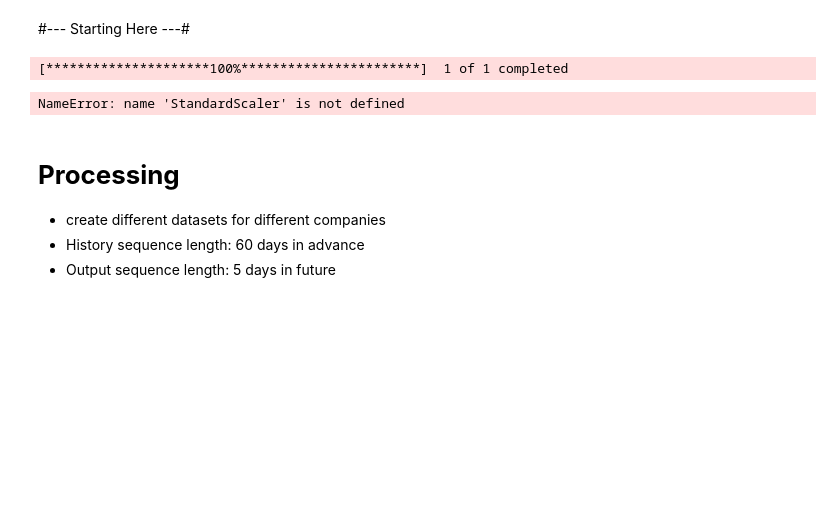
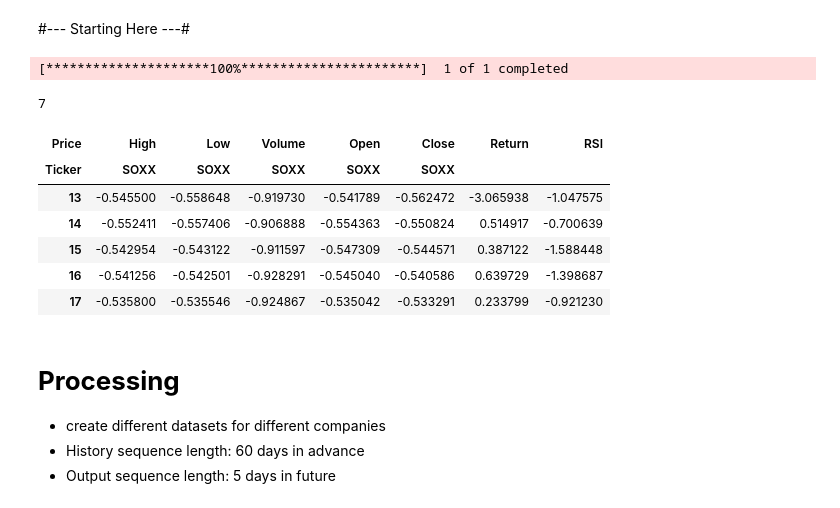
Before and after one commit to Retrospek/AlgorithmicTrading, a Jupyter notebook: backend/ArtificialIntelligence/eda.ipynb, the cells around one changed output. Cells and saved outputs as stored; diff of their text form; code cells hidden in the pictures; blank space fills up the shorter version.

```diff
--- a/backend/ArtificialIntelligence/eda.ipynb
+++ b/backend/ArtificialIntelligence/eda.ipynb
@@ -41,32 +41,39 @@ def calculate_rsi(data, window=14):
     return rsi
 # %%
 SOXX = 'SOXX'
-soxx_data = yf.download(SOXX, start='2010-01-01', end='2024-01-01')
+soxx_data = yf.download(SOXX, start='2002-01-01', end='2024-01-01')
 
 soxx_data.reset_index(inplace=True)
 
 soxx_data['RSI'] = calculate_rsi(soxx_data['Close'], window=14)
 soxx_data['Return'] = ((soxx_data['Close'] - soxx_data['Open']) / soxx_data['Open'])
 soxx_data = soxx_data[['High', 'Low', 'Volume', 'Open', 'Close', 'Return', 'RSI']]
 
 # Normalize the data
 scaler = StandardScaler()
 
 
 print(len(soxx_data.columns))
 soxx_data_scaled = scaler.fit_transform(soxx_data[['High', 'Low', 'Volume', 'Open', 'Close', 'Return', 'RSI']])
 
 soxx_data_scaled = pd.DataFrame(soxx_data_scaled, columns=soxx_data.columns)
 soxx_data_scaled.dropna(inplace=True)
 
 soxx_data.dropna(inplace=True)
 
 soxx_data.to_csv("soxxData.csv", index=False)
 
 soxx_data_scaled.head()
 # %% [output]
 [*********************100%***********************]  1 of 1 completed
-NameError: name 'StandardScaler' is not defined
+7
+| Price | High | Low | Volume | Open | Close | Return | RSI |
+| Ticker | SOXX | SOXX | SOXX | SOXX | SOXX |  |  |
+| 13 | -0.545500 | -0.558648 | -0.919730 | -0.541789 | -0.562472 | -3.065938 | -1.047575 |
+| 14 | -0.552411 | -0.557406 | -0.906888 | -0.554363 | -0.550824 | 0.514917 | -0.700639 |
+| 15 | -0.542954 | -0.543122 | -0.911597 | -0.547309 | -0.544571 | 0.387122 | -1.588448 |
+| 16 | -0.541256 | -0.542501 | -0.928291 | -0.545040 | -0.540586 | 0.639729 | -1.398687 |
+| 17 | -0.535800 | -0.535546 | -0.924867 | -0.535042 | -0.533291 | 0.233799 | -0.921230 |
 # %%
 scaler_path = "scaler.pkl"
 joblib.dump(scaler, scaler_path)
```
Also changed, not shown: parts of 6 cells of this notebook, 3 other files.
